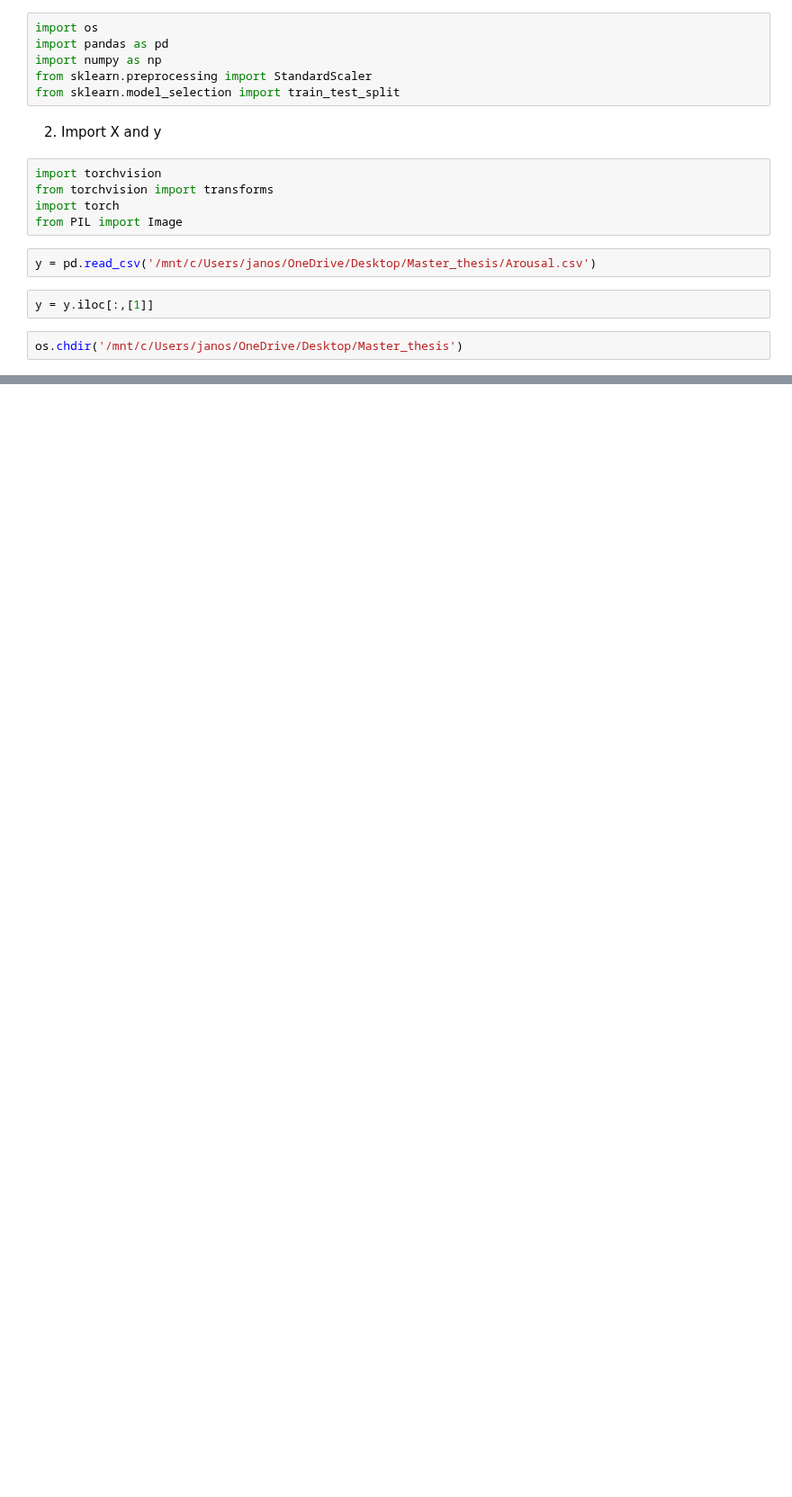
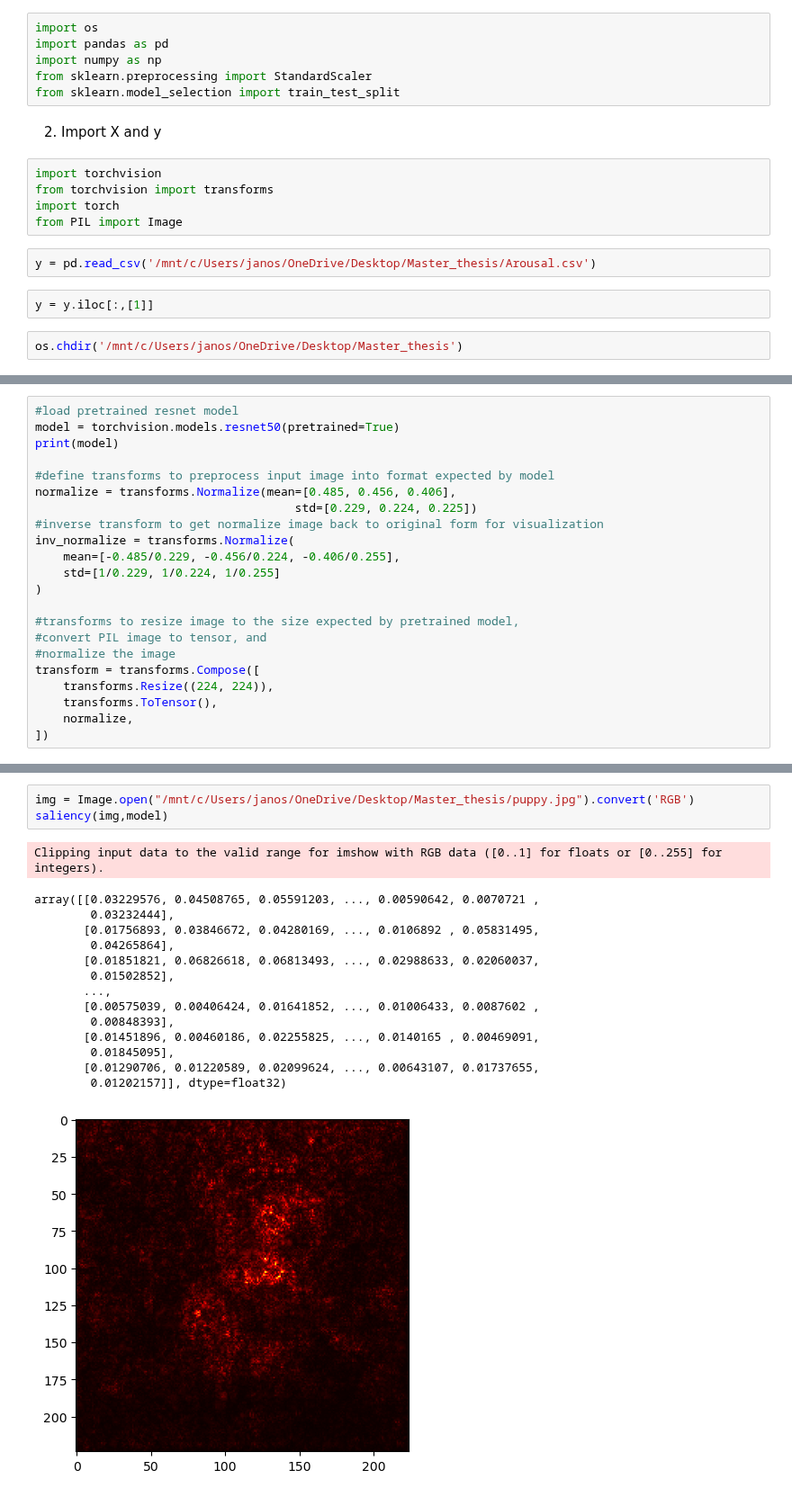
Before and after one commit to JNPauli/Emotional_Machines, a Jupyter notebook: code/Classification_Pipeline.ipynb, the cells around one changed output, grey strips where cells are left out. Shown at 90% size. Cells and saved outputs as stored; diff of their text form; blank space fills up the shorter version.

```diff
--- a/code/Classification_Pipeline.ipynb
+++ b/code/Classification_Pipeline.ipynb
@@ -115,0 +103,22 @@ Log.score(scaler.transform(X_test),y[12000:14276])
+# %%
+#load pretrained resnet model
+model = torchvision.models.resnet50(pretrained=True)
+print(model)
+
+#define transforms to preprocess input image into format expected by model
+normalize = transforms.Normalize(mean=[0.485, 0.456, 0.406],
+                                     std=[0.229, 0.224, 0.225])
+#inverse transform to get normalize image back to original form for visualization
+inv_normalize = transforms.Normalize(
+    mean=[-0.485/0.229, -0.456/0.224, -0.406/0.255],
+    std=[1/0.229, 1/0.224, 1/0.255]
+)
+
+#transforms to resize image to the size expected by pretrained model,
+#convert PIL image to tensor, and
+#normalize the image
+transform = transforms.Compose([
+    transforms.Resize((224, 224)),
+    transforms.ToTensor(),
+    normalize,
+])
@@ -115,0 +187,19 @@ Log.score(scaler.transform(X_test),y[12000:14276])
+# %%
+img = Image.open("/mnt/c/Users/janos/OneDrive/Desktop/Master_thesis/puppy.jpg").convert('RGB')
+saliency(img,model)
+# %% [output]
+Clipping input data to the valid range for imshow with RGB data ([0..1] for floats or [0..255] for integers).
+array([[0.03229576, 0.04508765, 0.05591203, ..., 0.00590642, 0.0070721 ,
+        0.03232444],
+       [0.01756893, 0.03846672, 0.04280169, ..., 0.0106892 , 0.05831495,
+        0.04265864],
+       [0.01851821, 0.06826618, 0.06813493, ..., 0.02988633, 0.02060037,
+        0.01502852],
+       ...,
+       [0.00575039, 0.00406424, 0.01641852, ..., 0.01006433, 0.0087602 ,
+        0.00848393],
+       [0.01451896, 0.00460186, 0.02255825, ..., 0.0140165 , 0.00469091,
+        0.01845095],
+       [0.01290706, 0.01220589, 0.02099624, ..., 0.00643107, 0.01737655,
+        0.01202157]], dtype=float32)
+[figure, added]
```
Also changed, not shown: parts of 31 cells of this notebook.
